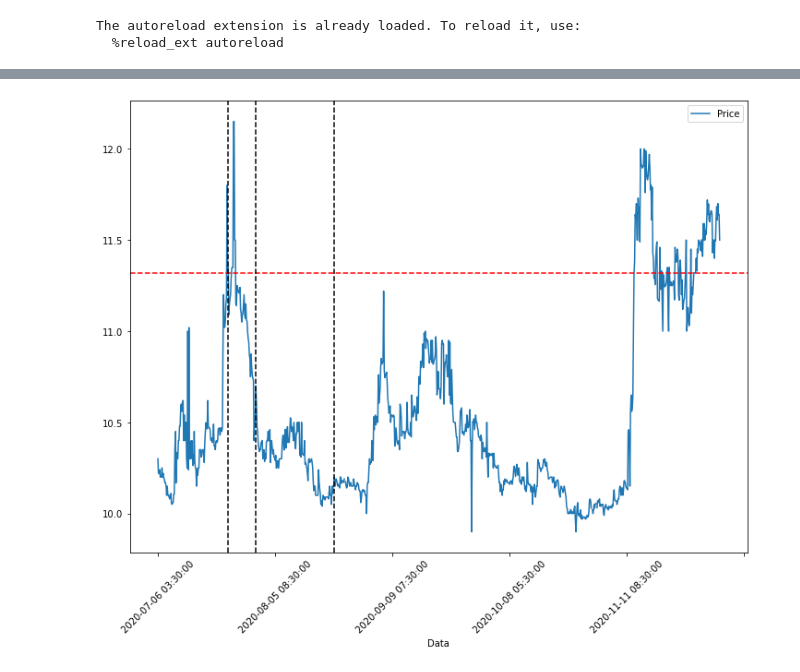
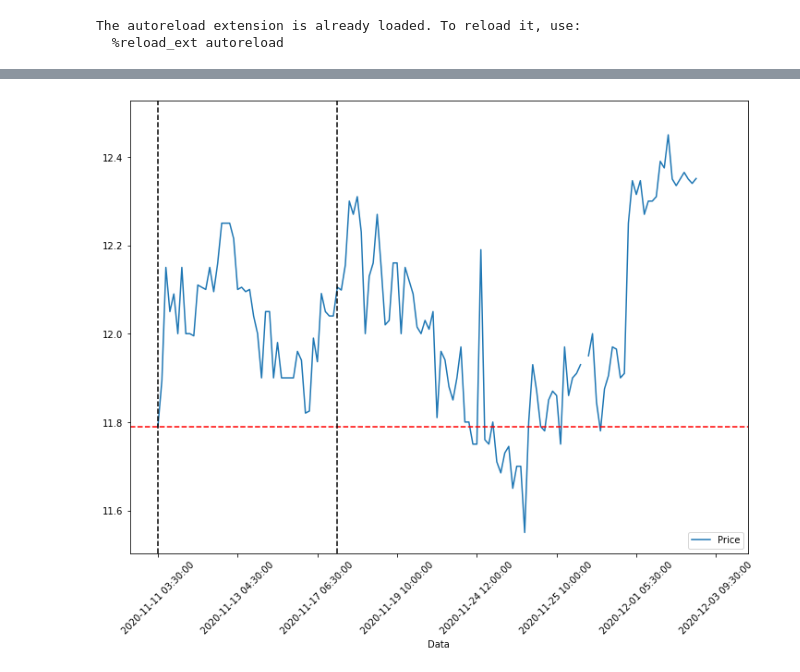
Before and after one commit to IgorCherepanov/SPAC-stock-market-analyzer, a Jupyter notebook: SPAC analyser.ipynb, the cells around one changed output, grey strips where cells are left out. Drawn from its saved outputs; the diff is of its cells as text; code cells hidden in the pictures.

```diff
--- a/SPAC analyser.ipynb
+++ b/SPAC analyser.ipynb
@@ -12,9 +12,11 @@ from tkinter import filedialog
 %autoreload 2
 %matplotlib inline
 pd.set_option('display.max_rows', None)
+f = open("key.txt", "r") # API-key
+key = f.readline()
 
 # Create an empty dataframe or import the exsisting one
-finalData = pd.DataFrame(columns = ["Ticker", "Price Jump Date", "Days Till Jump", "Buy Price", "1d Av. Rets, %", "3d Av. Rets, %", "1w Av. Rets, %", "1M Av. Rets, %", "Current Rets, %", "Price Data",])
+finalData = pd.DataFrame(columns = ["Ticker", "IPO Date", "Price Jump Date", "Days Till Jump", "Buy Price", "1d Av. Rets, %", "3d Av. Rets, %", "1w Av. Rets, %", "1M Av. Rets, %", "Current Rets, %", "Price Data",])
 #finalData = pd.read_pickle('/Users/igorcherepanov/Downloads/Table.csv')
 
 # Import the existing one to optimize the number of requests to Yahoo Finance via API
@@ -33,12 +35,13 @@ tlk.connect()
 # %%
-spac_list = df["Symbol"][110:].tolist()
+spac_list = df["Symbol"][:].tolist()
 spac_list.remove("GIX^")
+spac_list.remove("MACU")
 for ticker in spac_list:
     try:
-        finalData = tlk.get_chart(ticker, "60m", "1y", finalData)
         print(ticker)
+        finalData = tlk.get_chart(ticker, "60m", "1y", finalData, key, update_prices = True)
     except KeyError:
         continue
-finalData.sort_values("3d Rets, %", ascending = False)
 finalData.to_pickle('/Users/igorcherepanov/Downloads/Table.csv')
+finalData.sort_values("Current Rets, %", ascending = False)
 # %% [output]
@@ -64,4 +82,4 @@ KeyboardInterrupt:
 # %%
-ax = tlk.plot_chart("JWS", finalData)
+ax = tlk.plot_chart("TRIT", finalData)
 # %% [output]
-[figure, old version]
+[figure, new version]
```
Also changed, not shown: parts of 10 cells of this notebook.
